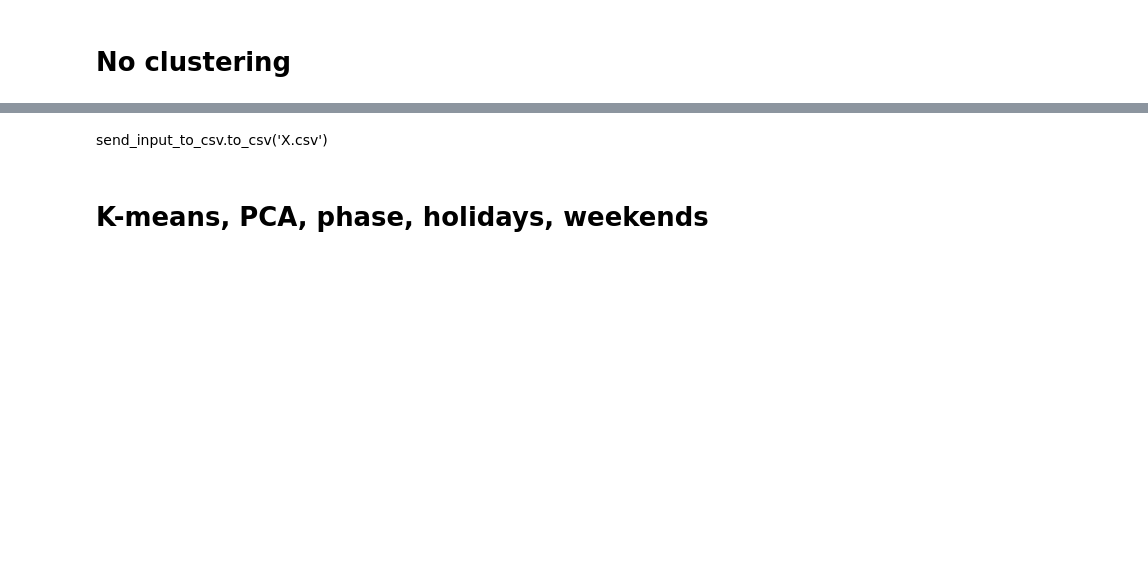
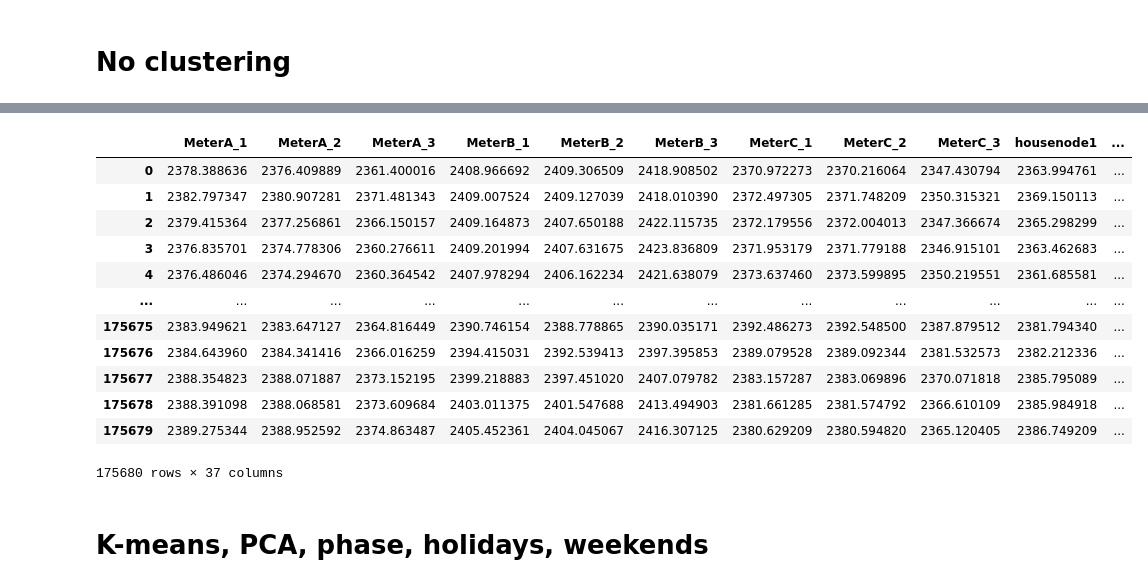
Before and after one commit to pragnaS/grid-edge, a Jupyter notebook: models/inverse/Preprocessing_Inverse_Model.ipynb, the cells around one changed output, grey strips where cells are left out. Cells and saved outputs as stored; diff of their text form; code cells hidden in the pictures; blank space fills up the shorter version.

```diff
--- a/models/inverse/Preprocessing_Inverse_Model.ipynb
+++ b/models/inverse/Preprocessing_Inverse_Model.ipynb
@@ -226,5 +254,23 @@ Name: hour_min, Length: 175680, dtype: int64
-# %% [markdown]
-send_input_to_csv.to_csv('X.csv')
+# %%
+in_csv = pd.DataFrame()
+in_csv = send_input_to_csv.copy()
+send_input_to_csv.to_csv('data/inputs/X.csv')
+# %%
+in_csv
+# %% [output]
+|  | MeterA_1 | MeterA_2 | MeterA_3 | MeterB_1 | MeterB_2 | MeterB_3 | MeterC_1 | MeterC_2 | MeterC_3 | housenode1 | ... |
+| 0 | 2378.388636 | 2376.409889 | 2361.400016 | 2408.966692 | 2409.306509 | 2418.908502 | 2370.972273 | 2370.216064 | 2347.430794 | 2363.994761 | ... |
+| 1 | 2382.797347 | 2380.907281 | 2371.481343 | 2409.007524 | 2409.127039 | 2418.010390 | 2372.497305 | 2371.748209 | 2350.315321 | 2369.150113 | ... |
+| 2 | 2379.415364 | 2377.256861 | 2366.150157 | 2409.164873 | 2407.650188 | 2422.115735 | 2372.179556 | 2372.004013 | 2347.366674 | 2365.298299 | ... |
+| 3 | 2376.835701 | 2374.778306 | 2360.276611 | 2409.201994 | 2407.631675 | 2423.836809 | 2371.953179 | 2371.779188 | 2346.915101 | 2363.462683 | ... |
+| 4 | 2376.486046 | 2374.294670 | 2360.364542 | 2407.978294 | 2406.162234 | 2421.638079 | 2373.637460 | 2373.599895 | 2350.219551 | 2361.685581 | ... |
+| ... | ... | ... | ... | ... | ... | ... | ... | ... | ... | ... | ... |
+| 175675 | 2383.949621 | 2383.647127 | 2364.816449 | 2390.746154 | 2388.778865 | 2390.035171 | 2392.486273 | 2392.548500 | 2387.879512 | 2381.794340 | ... |
+| 175676 | 2384.643960 | 2384.341416 | 2366.016259 | 2394.415031 | 2392.539413 | 2397.395853 | 2389.079528 | 2389.092344 | 2381.532573 | 2382.212336 | ... |
+| 175677 | 2388.354823 | 2388.071887 | 2373.152195 | 2399.218883 | 2397.451020 | 2407.079782 | 2383.157287 | 2383.069896 | 2370.071818 | 2385.795089 | ... |
+| 175678 | 2388.391098 | 2388.068581 | 2373.609684 | 2403.011375 | 2401.547688 | 2413.494903 | 2381.661285 | 2381.574792 | 2366.610109 | 2385.984918 | ... |
+| 175679 | 2389.275344 | 2388.952592 | 2374.863487 | 2405.452361 | 2404.045067 | 2416.307125 | 2380.629209 | 2380.594820 | 2365.120405 | 2386.749209 | ... |
+175680 rows × 37 columns
 # %% [markdown]
 # K-means, PCA, phase, holidays, weekends
 # %%
```
Also changed, not shown: parts of 18 cells of this notebook.
